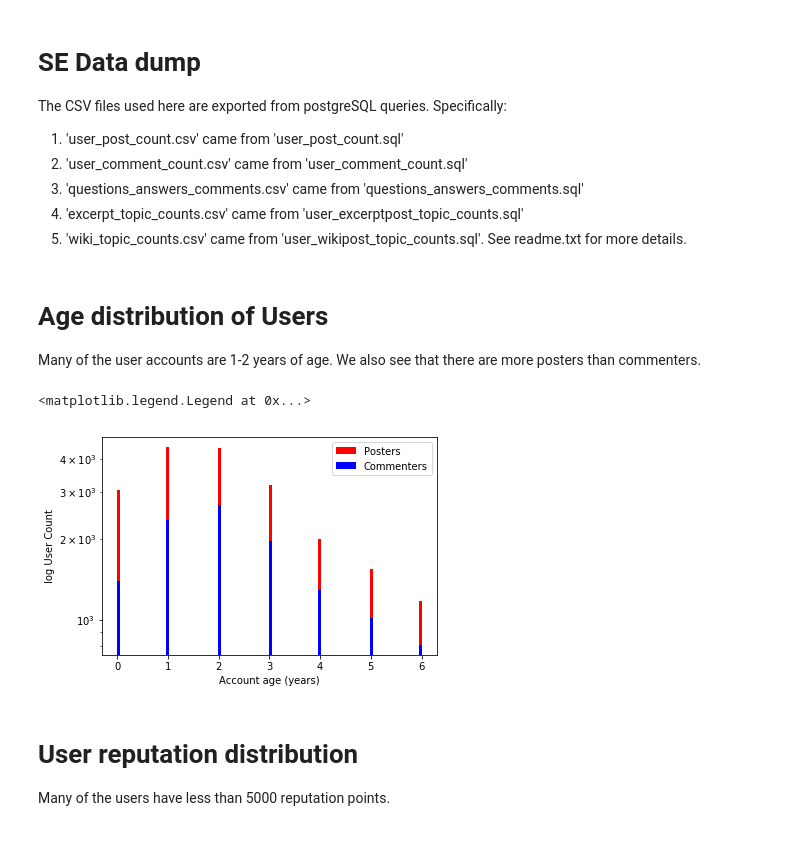
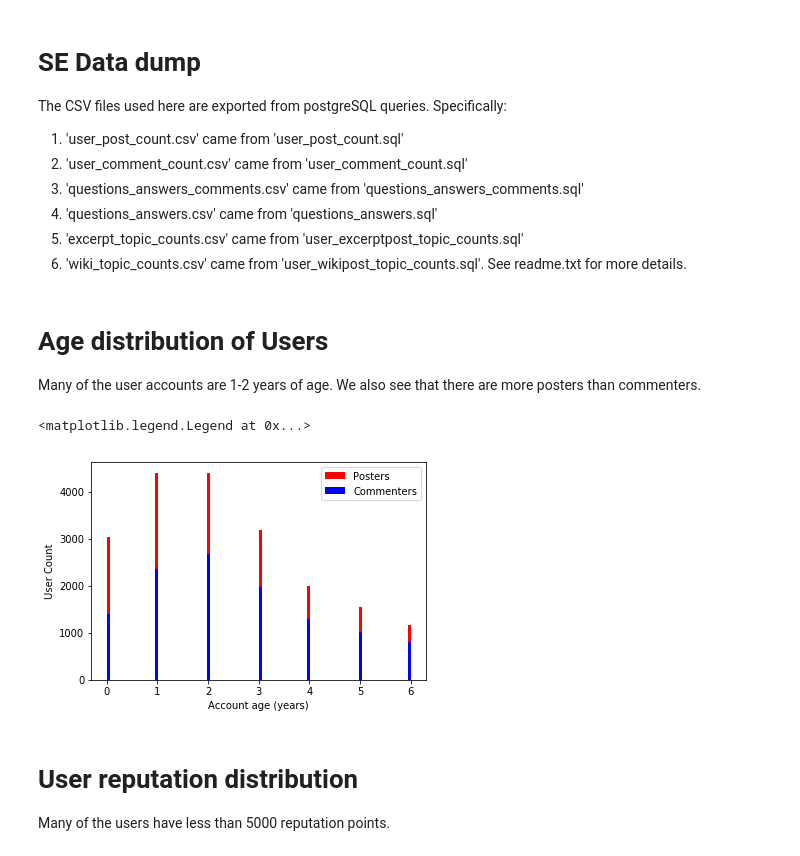
Before and after one commit to Robbie-E/SE_datadump, a Jupyter notebook: csv/Esperanza_se_datadump.ipynb, the cells around one changed output. Cells and saved outputs as stored; diff of their text form; code cells hidden in the pictures.

```diff
--- a/csv/Esperanza_se_datadump.ipynb
+++ b/csv/Esperanza_se_datadump.ipynb
@@ -4,8 +4,9 @@ The CSV files used here are exported from postgreSQL queries. Specifically:
 1. 'user_post_count.csv' came from 'user_post_count.sql'
 2. 'user_comment_count.csv' came from 'user_comment_count.sql'
 3. 'questions_answers_comments.csv' came from 'questions_answers_comments.sql'
-4. 'excerpt_topic_counts.csv' came from 'user_excerptpost_topic_counts.sql'
-5. 'wiki_topic_counts.csv' came from 'user_wikipost_topic_counts.sql'. See readme.txt for more details.
+4. 'questions_answers.csv' came from 'questions_answers.sql'
+5. 'excerpt_topic_counts.csv' came from 'user_excerptpost_topic_counts.sql'
+6. 'wiki_topic_counts.csv' came from 'user_wikipost_topic_counts.sql'. See readme.txt for more details.
 # %%
 import pandas as pd
 import numpy as np
@@ -30,13 +34,12 @@ Many of the user accounts are 1-2 years of age. We also see that there are more
 # %%
 plt.hist(user_post_df['age'], bins=100, color='r', label= 'Posters')
 plt.hist(user_comment_df['age'], bins=100, color='b', label= 'Commenters')
 plt.xlabel('Account age (years)')
-plt.ylabel('log User Count')
-plt.yscale('log')
+plt.ylabel('User Count')
 plt.legend()
 # %% [output]
 <matplotlib.legend.Legend at 0x...>
-[figure, old version]
+[figure, new version]
 # %% [markdown]
 # User reputation distribution
 Many of the users have less than 5000 reputation points.
```
Also changed, not shown: parts of 7 cells of this notebook, 3 other files.
